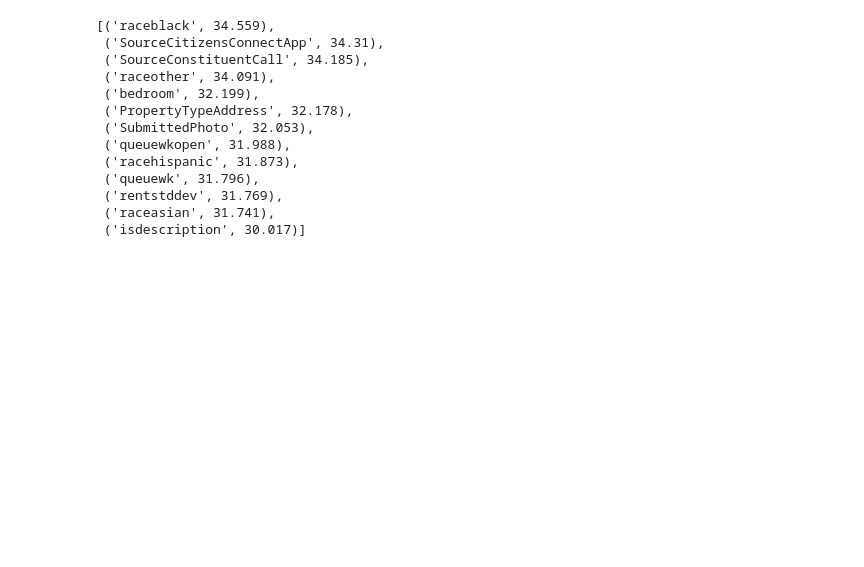
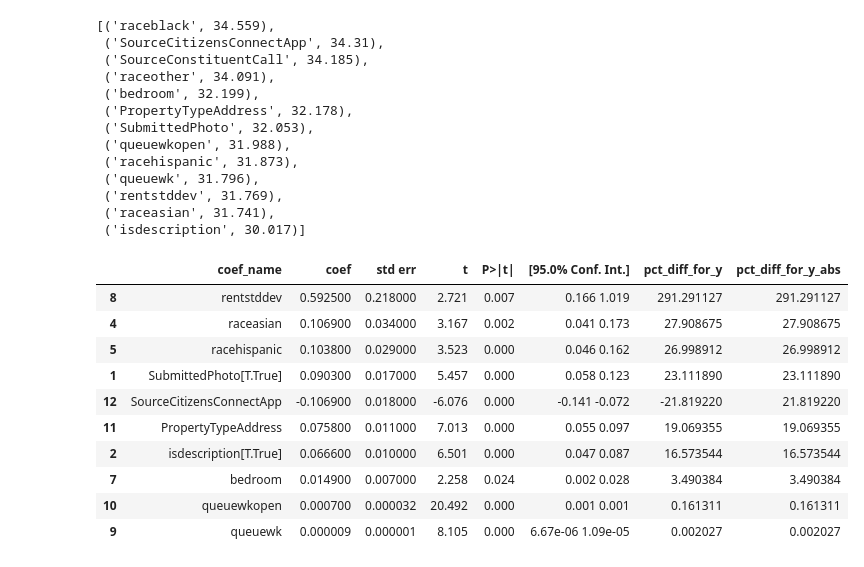
Before and after one commit to aok1425/311-prediction-times, a Jupyter notebook: modeling_completion_time/24 explaining graffitti removal.ipynb, the cells around one changed output. Drawn from its saved outputs; the diff is of its cells as text; code cells hidden in the pictures; blank space fills up the shorter version.

```diff
--- a/modeling_completion_time/24 explaining graffitti removal.ipynb
+++ b/modeling_completion_time/24 explaining graffitti removal.ipynb
@@ -352,3 +354,17 @@ sorted(scores, key=lambda x: x[1])[::-1]
  ('rentstddev', 31.769),
  ('raceasian', 31.741),
  ('isdescription', 30.017)]
+# %%
+df_results[df_results['P>|t|'] < 0.1][df_results.coef_name != 'Intercept']
+# %% [output]
+|  | coef_name | coef | std err | t | P>|t| | [95.0% Conf. Int.] | pct_diff_for_y | pct_diff_for_y_abs |
+| 8 | rentstddev | 0.592500 | 0.218000 | 2.721 | 0.007 | 0.166 1.019 | 291.291127 | 291.291127 |
+| 4 | raceasian | 0.106900 | 0.034000 | 3.167 | 0.002 | 0.041 0.173 | 27.908675 | 27.908675 |
+| 5 | racehispanic | 0.103800 | 0.029000 | 3.523 | 0.000 | 0.046 0.162 | 26.998912 | 26.998912 |
+| 1 | SubmittedPhoto[T.True] | 0.090300 | 0.017000 | 5.457 | 0.000 | 0.058 0.123 | 23.111890 | 23.111890 |
+| 12 | SourceCitizensConnectApp | -0.106900 | 0.018000 | -6.076 | 0.000 | -0.141 -0.072 | -21.819220 | 21.819220 |
+| 11 | PropertyTypeAddress | 0.075800 | 0.011000 | 7.013 | 0.000 | 0.055 0.097 | 19.069355 | 19.069355 |
+| 2 | isdescription[T.True] | 0.066600 | 0.010000 | 6.501 | 0.000 | 0.047 0.087 | 16.573544 | 16.573544 |
+| 7 | bedroom | 0.014900 | 0.007000 | 2.258 | 0.024 | 0.002 0.028 | 3.490384 | 3.490384 |
+| 10 | queuewkopen | 0.000700 | 0.000032 | 20.492 | 0.000 | 0.001 0.001 | 0.161311 | 0.161311 |
+| 9 | queuewk | 0.000009 | 0.000001 | 8.105 | 0.000 | 6.67e-06 1.09e-05 | 0.002027 | 0.002027 |
```
Also changed, not shown: parts of 3 cells of this notebook, 5 other files.
